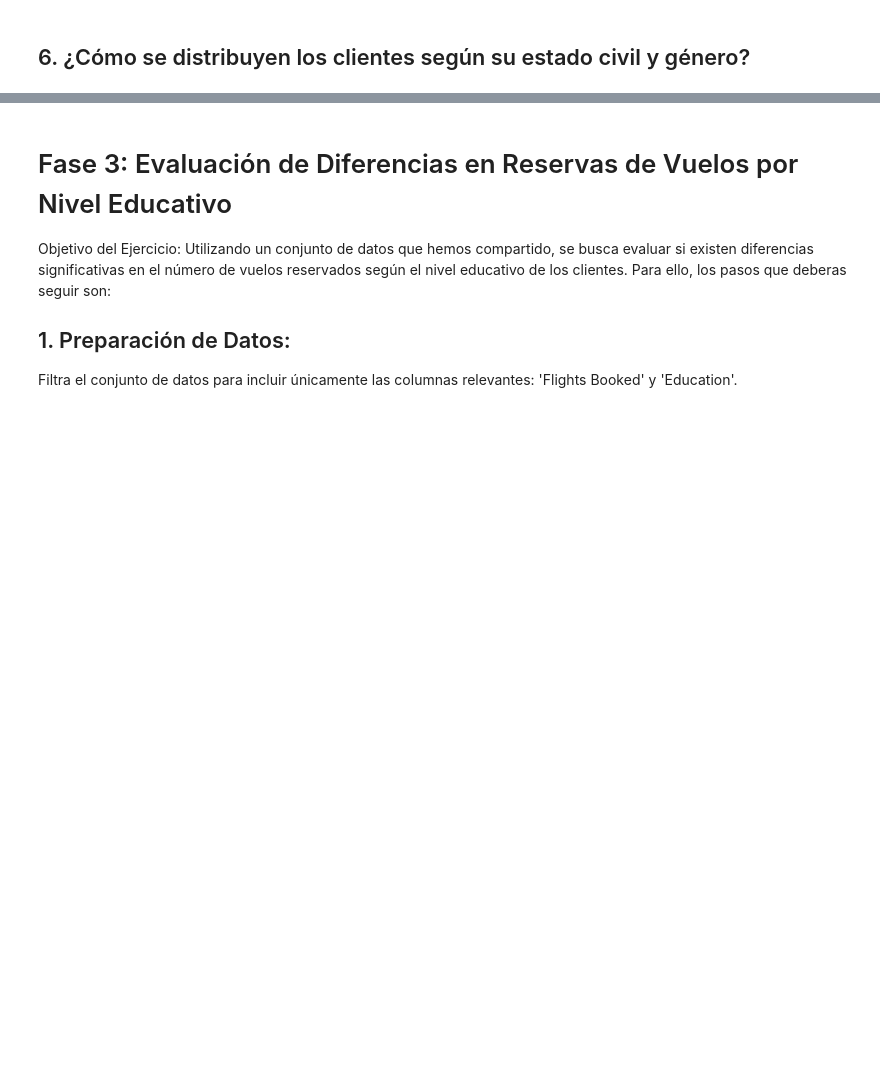
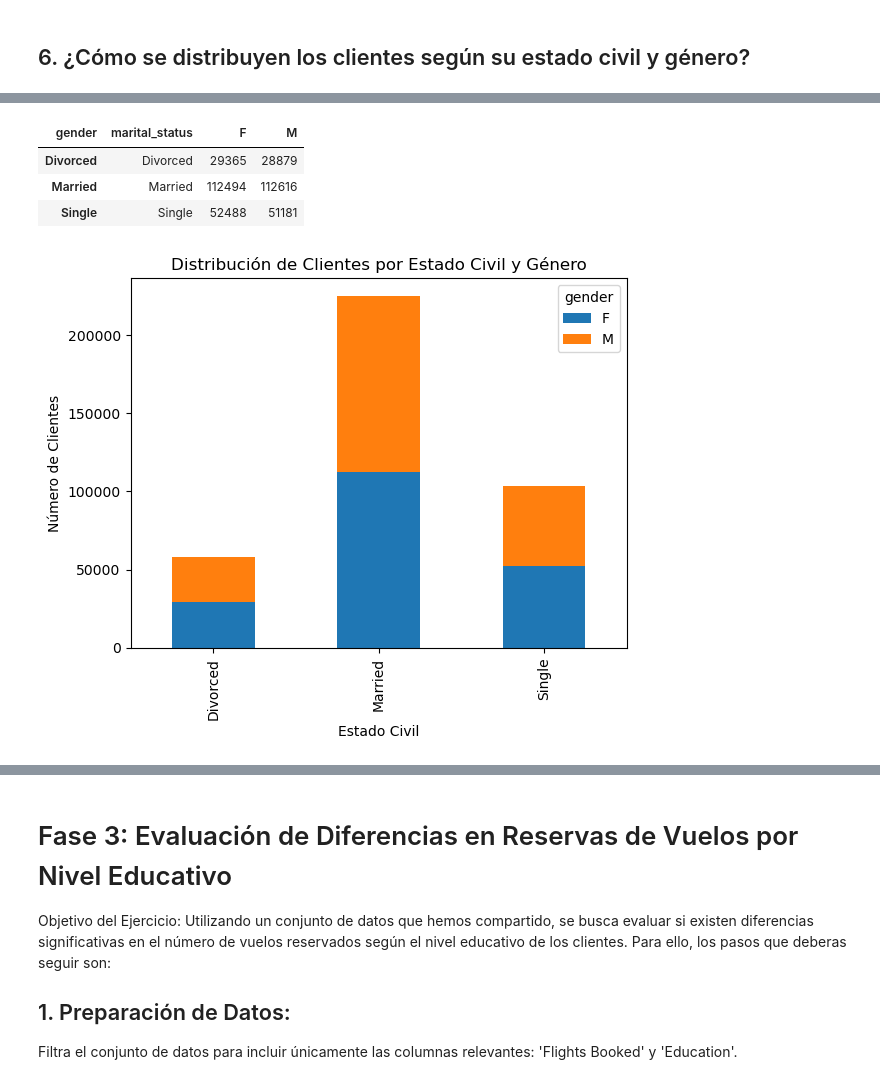
Before and after one commit to Adalab/bda-modulo-3-evaluacion-final-inesaag, a Jupyter notebook: evaluacion.ipynb, the cells around one changed output, grey strips where cells are left out. Saved outputs shown, nothing was run; the diff lists cells and outputs as text; code cells hidden in the pictures; blank space fills up the shorter version.

```diff
--- a/evaluacion.ipynb
+++ b/evaluacion.ipynb
@@ -671,2 +708,5 @@ A mayor nivel educativo mayor es el promedio del salario. Siguiendo esta teoría
 # %% [markdown]
 ## 6. ¿Cómo se distribuyen los clientes según su estado civil y género?
+# %%
+df_marital = df_completo[df_completo['loyalty_number'].duplicated(keep='last')][['marital_status','gender']]
+df_marital
@@ -672,0 +727,17 @@ A mayor nivel educativo mayor es el promedio del salario. Siguiendo esta teoría
+# %%
+df_marital_group = df_marital.groupby(['marital_status', 'gender']).size().unstack().reset_index() #con unstack se agrupa por niveles
+df_marital_group.index = ['Divorced', 'Married', 'Single'] #para que me aparezca en el gráfico porque sino pone unos códigos
+df_marital_group
+# %% [output]
+| gender | marital_status | F | M |
+| Divorced | Divorced | 29365 | 28879 |
+| Married | Married | 112494 | 112616 |
+| Single | Single | 52488 | 51181 |
+# %%
+df_marital_group.plot(kind='bar', stacked=True)  #crea un gráfico de barras apiladas
+plt.xlabel('Estado Civil')
+plt.ylabel('Número de Clientes')
+plt.xticks(rotation=90)
+plt.title('Distribución de Clientes por Estado Civil y Género');
+# %% [output]
+[figure, added]
```
Also changed, not shown: parts of 6 cells of this notebook.
